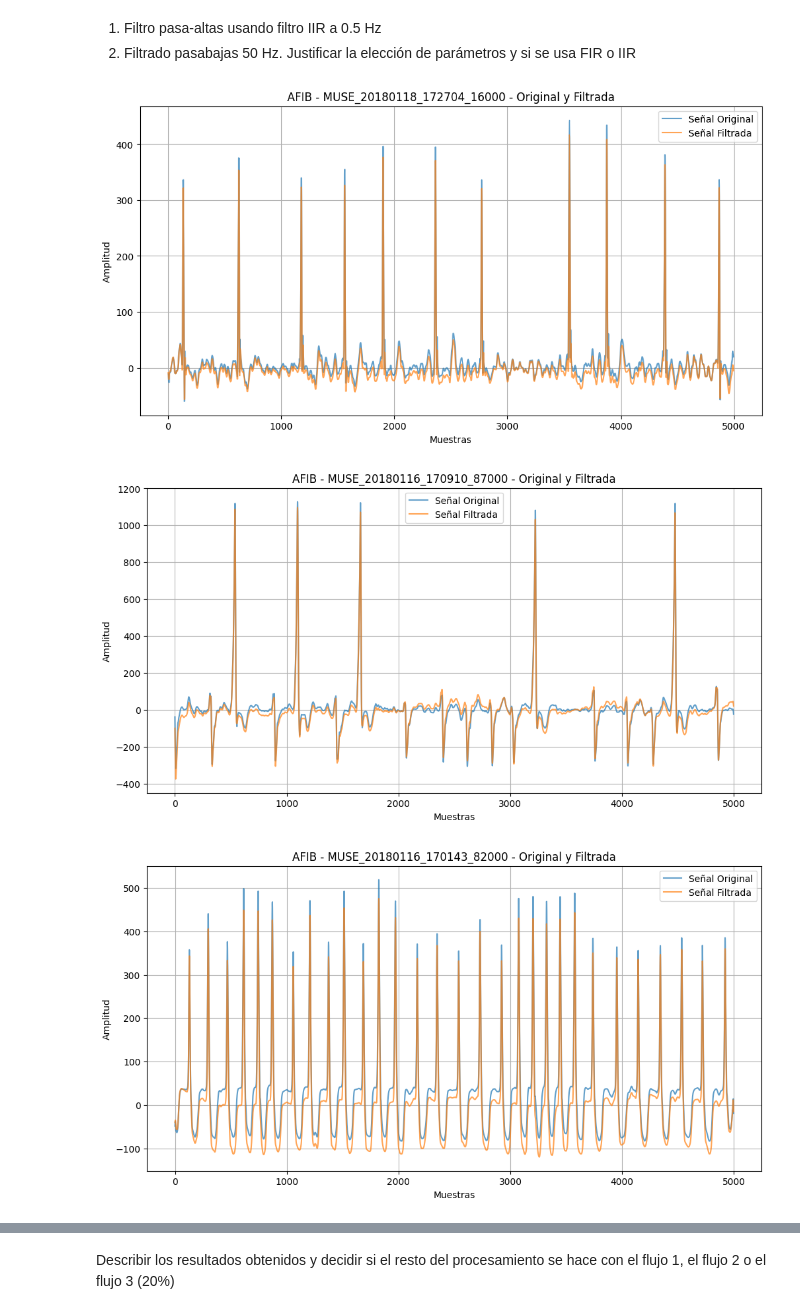
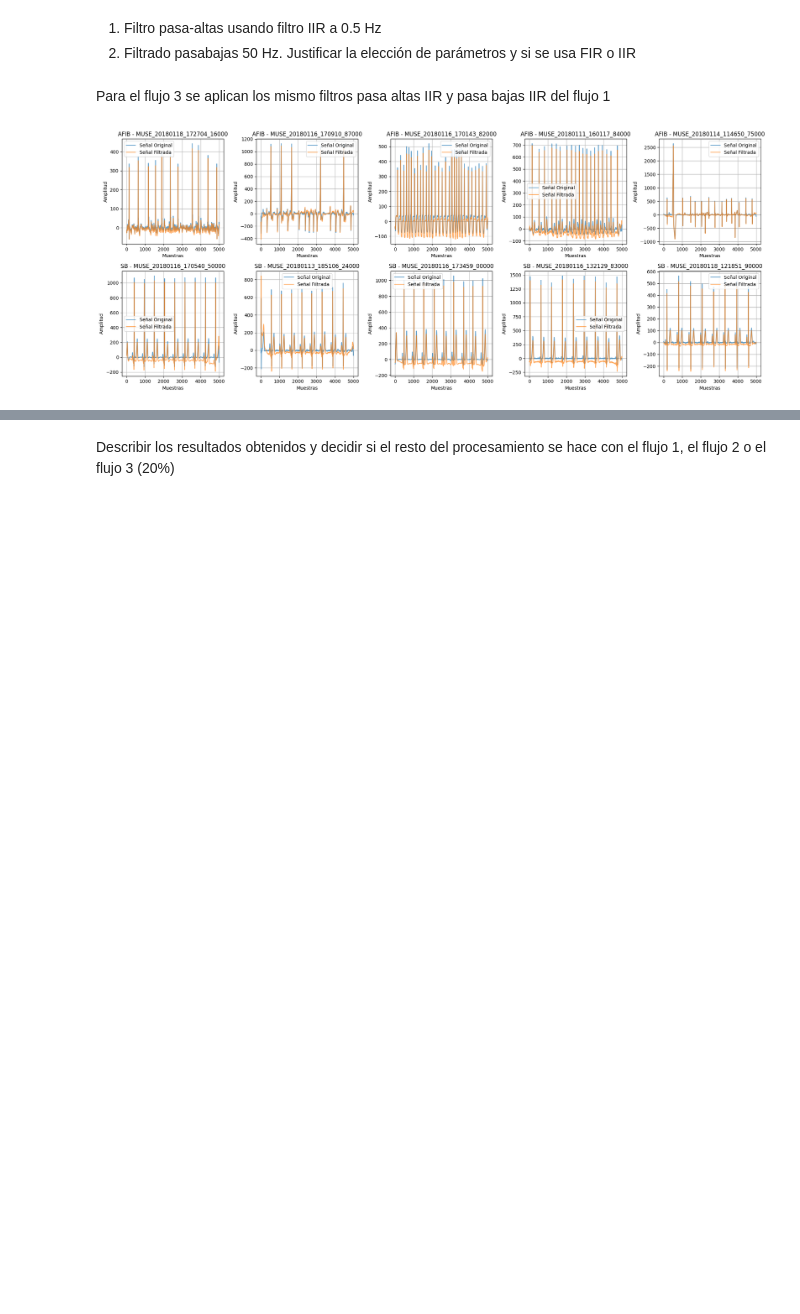
Before and after one commit to juandayo001/Biose-ales_20242, a Jupyter notebook: PROYECTO3.ipynb, the cells around one changed output, grey strips where cells are left out. Saved outputs shown, nothing was run; the diff lists cells and outputs as text; code cells hidden in the pictures; blank space fills up the shorter version.

```diff
--- a/PROYECTO3.ipynb
+++ b/PROYECTO3.ipynb
@@ -432,46 +428,45 @@ procesar_todas_las_señales_flujo_2(señales_AFIB_aleatorias, señales_SB_aleato
 # %% [markdown]
 1. Filtro pasa-altas usando filtro IIR a 0.5 Hz
 2. Filtrado pasabajas 50 Hz. Justificar la elección de parámetros y si se usa FIR o IIR
+# %% [markdown]
+Para el flujo 3 se aplican los mismo filtros pasa altas IIR y pasa bajas IIR del flujo 1
 # %%
-import numpy as np
-import matplotlib.pyplot as plt
-from scipy import signal
-import pywt
-
-# Filtro pasa-altas IIR a 0.5 Hz Definido en flujo 1
-
-
-# Filtro pasa-bajos FIR a 50 Hz definido en flujo 1
-
-
-# Función para procesar las señales con los filtros IIR y FIR
-def flujo3(señales, tipo_señal, fs=500):
-    for nombre_señal, señal in señales.items():
+# Función para el flujo de procesamiento con filtros IIR y FIR
+def flujo3(señales, tipo_señal, ax, fs=500):
+    for i, (nombre_señal, señal) in enumerate(señales.items()):
         # Aplicar filtro pasa-altas IIR a 0.5 Hz
         señal_filtrada_hp = filtro_pasa_altos(señal, corte=0.5, fs=fs)
 
         # Aplicar filtro pasa-bajos FIR a 50 Hz
         señal_filtrada_final = filtro_pasa_bajos(señal_filtrada_hp, corte=50, fs=fs, orden=40)
 
-        # Mostrar las señales
-        plt.figure(figsize=(12, 6))
-        plt.plot(señal, label='Señal Original', alpha=0.7)  # Usar la señal original
-        plt.plot(señal_filtrada_final, label='Señal Filtrada', alpha=0.7)  # Señal filtrada
-        plt.legend()
-        plt.xlabel("Muestras")
-        plt.ylabel("Amplitud")
-        plt.title(f"{tipo_señal} - {nombre_señal} - Original y Filtrada")
-        plt.grid(True)
-        plt.show()
+        # Graficar la señal original y filtrada en el subplot correspondiente
+        ax[i].plot(señal, label='Señal Original', alpha=0.7)
+        ax[i].plot(señal_filtrada_final, label='Señal Filtrada', alpha=0.7)
+        ax[i].set_title(f"{tipo_señal} - {nombre_señal}")
+        ax[i].set_xlabel("Muestras")
+        ax[i].set_ylabel("Amplitud")
+        ax[i].legend()
+        ax[i].grid(True)
 
-# Función optimizada para procesar señales de AFIB y SB
+# Función optimizada para procesar y graficar señales de AFIB y SB en subplots
 def procesar_todas_las_señales_completas(valores_AFIB, valores_SB, fs=500):
-    for tipo_señal, señales in [('AFIB', valores_AFIB), ('SB', valores_SB)]:
-        flujo3(señales, tipo_señal, fs)
 
-# Llamada a la función para procesar las señales
-procesar_todas_las_señales_completas(señales_AFIB_aleatorias, señales_SB_aleatorias)
+    señales_AFIB_seleccionadas = dict(list(valores_AFIB.items())[:5])
+    señales_SB_seleccionadas = dict(list(valores_SB.items())[:5])
+
+    # Crear figura y subplots organizados en una cuadrícula de 2x5
+    fig, ax = plt.subplots(2, 5, figsize=(20, 8))
+    ax = ax.flatten()  # Aplana el arreglo de subplots para un fácil acceso
+
+    # Procesar y graficar las señales
+    flujo3(señales_AFIB_seleccionadas, 'AFIB', ax[:5], fs)  # Primeras 5 subplots para AFIB
+    flujo3(señales_SB_seleccionadas, 'SB', ax[5:], fs)      # Últimas 5 subplots para SB
+
+    plt.tight_layout()
+    plt.show()
+
+# Llamada a la función para procesar y graficar las señales en subplots con flujo 3
+procesar_todas_las_señales_completas(señales_AFIB_aleatorias, señales_SB_aleatorias, fs=500)
 # %% [output]
-[figure, old version]
+[figure, new version]
-[figure, removed]
-[figure, removed]
```
Also changed, not shown: parts of 21 cells of this notebook.
